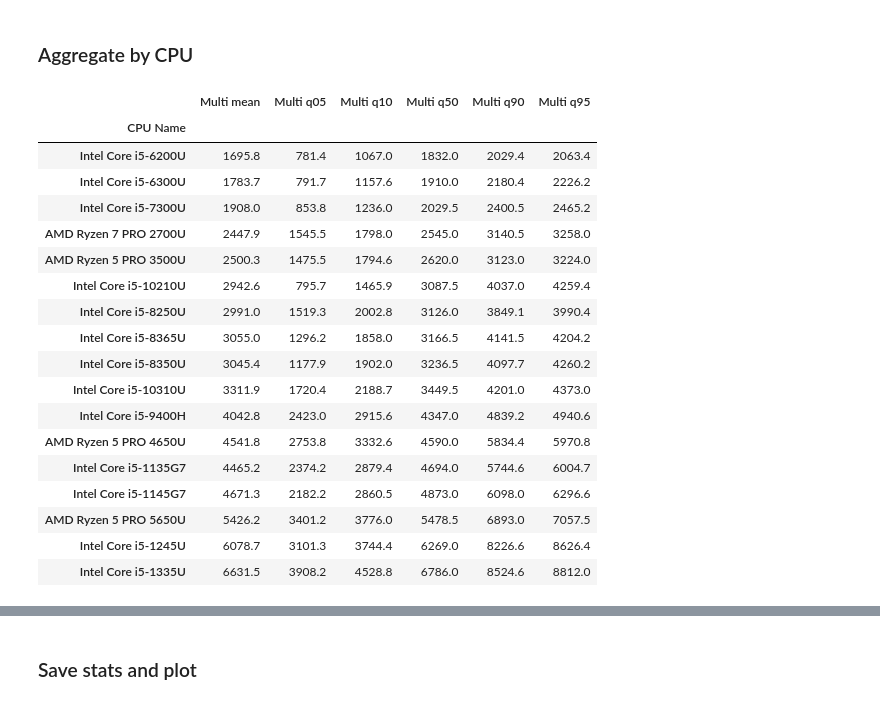
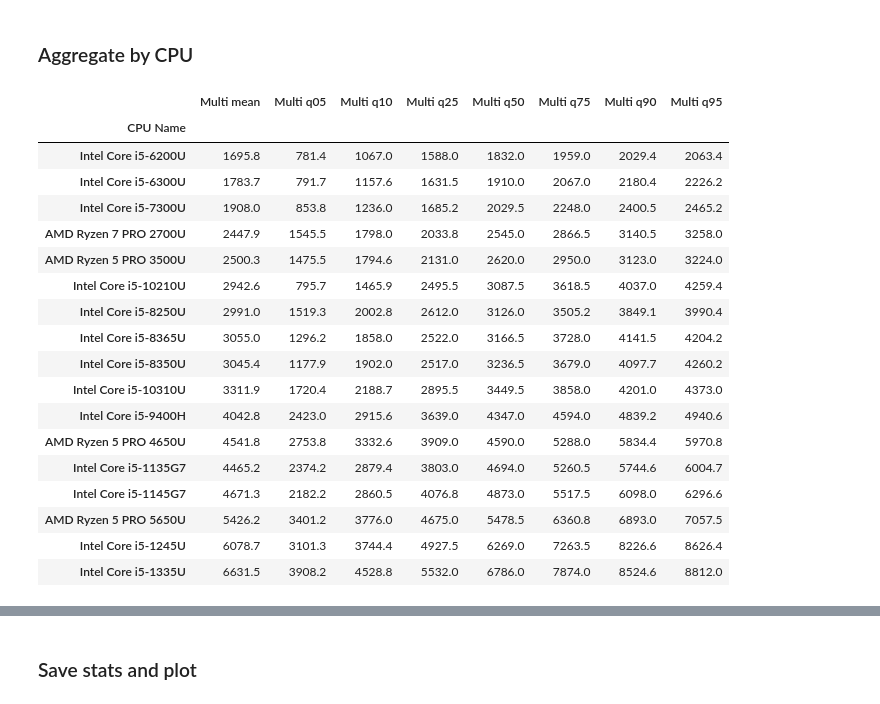
Before and after one commit to pierre-haessig/notebook-cpu-performance, a Jupyter notebook: Retrieve_geekbench.ipynb, the cells around one changed output, grey strips where cells are left out. Drawn from its saved outputs; the diff is of its cells as text; code cells hidden in the pictures.

```diff
--- a/Retrieve_geekbench.ipynb
+++ b/Retrieve_geekbench.ipynb
@@ -235,38 +241,40 @@ def quantile_fun(q):
 # %%
 def agg_dict(column, column_short=None):
     if column_short is None:
         column_short = column
     return {
         f'{column_short} mean': (column, 'mean'),
         f'{column_short} q05': (column, quantile_fun(0.05)),
-        f'{column_short} q10': (column, quantile_fun(0.1)),
-        f'{column_short} q50': (column, quantile_fun(0.5)),
-        f'{column_short} q90': (column, quantile_fun(0.9)),
+        f'{column_short} q10': (column, quantile_fun(0.10)),
+        f'{column_short} q25': (column, quantile_fun(0.25)),
+        f'{column_short} q50': (column, quantile_fun(0.50)),
+        f'{column_short} q75': (column, quantile_fun(0.75)),
+        f'{column_short} q90': (column, quantile_fun(0.90)),
         f'{column_short} q95': (column, quantile_fun(0.95)),
     }
 
 multi_stats = df_all.groupby('CPU Name').agg(**agg_dict('Multi-Core Score', 'Multi')).sort_values('Multi q50')
 multi_stats.round(1)
 # %% [output]
-|  | Multi mean | Multi q05 | Multi q10 | Multi q50 | Multi q90 | Multi q95 |
-| CPU Name |  |  |  |  |  |  |
-| Intel Core i5-6200U | 1695.8 | 781.4 | 1067.0 | 1832.0 | 2029.4 | 2063.4 |
-| Intel Core i5-6300U | 1783.7 | 791.7 | 1157.6 | 1910.0 | 2180.4 | 2226.2 |
-| Intel Core i5-7300U | 1908.0 | 853.8 | 1236.0 | 2029.5 | 2400.5 | 2465.2 |
-| AMD Ryzen 7 PRO 2700U | 2447.9 | 1545.5 | 1798.0 | 2545.0 | 3140.5 | 3258.0 |
-| AMD Ryzen 5 PRO 3500U | 2500.3 | 1475.5 | 1794.6 | 2620.0 | 3123.0 | 3224.0 |
-| Intel Core i5-10210U | 2942.6 | 795.7 | 1465.9 | 3087.5 | 4037.0 | 4259.4 |
-| Intel Core i5-8250U | 2991.0 | 1519.3 | 2002.8 | 3126.0 | 3849.1 | 3990.4 |
-| Intel Core i5-8365U | 3055.0 | 1296.2 | 1858.0 | 3166.5 | 4141.5 | 4204.2 |
-| Intel Core i5-8350U | 3045.4 | 1177.9 | 1902.0 | 3236.5 | 4097.7 | 4260.2 |
-| Intel Core i5-10310U | 3311.9 | 1720.4 | 2188.7 | 3449.5 | 4201.0 | 4373.0 |
-| Intel Core i5-9400H | 4042.8 | 2423.0 | 2915.6 | 4347.0 | 4839.2 | 4940.6 |
-| AMD Ryzen 5 PRO 4650U | 4541.8 | 2753.8 | 3332.6 | 4590.0 | 5834.4 | 5970.8 |
-| Intel Core i5-1135G7 | 4465.2 | 2374.2 | 2879.4 | 4694.0 | 5744.6 | 6004.7 |
-| Intel Core i5-1145G7 | 4671.3 | 2182.2 | 2860.5 | 4873.0 | 6098.0 | 6296.6 |
-| AMD Ryzen 5 PRO 5650U | 5426.2 | 3401.2 | 3776.0 | 5478.5 | 6893.0 | 7057.5 |
-| Intel Core i5-1245U | 6078.7 | 3101.3 | 3744.4 | 6269.0 | 8226.6 | 8626.4 |
-| Intel Core i5-1335U | 6631.5 | 3908.2 | 4528.8 | 6786.0 | 8524.6 | 8812.0 |
+|  | Multi mean | Multi q05 | Multi q10 | Multi q25 | Multi q50 | Multi q75 | Multi q90 | Multi q95 |
+| CPU Name |  |  |  |  |  |  |  |  |
+| Intel Core i5-6200U | 1695.8 | 781.4 | 1067.0 | 1588.0 | 1832.0 | 1959.0 | 2029.4 | 2063.4 |
+| Intel Core i5-6300U | 1783.7 | 791.7 | 1157.6 | 1631.5 | 1910.0 | 2067.0 | 2180.4 | 2226.2 |
+| Intel Core i5-7300U | 1908.0 | 853.8 | 1236.0 | 1685.2 | 2029.5 | 2248.0 | 2400.5 | 2465.2 |
+| AMD Ryzen 7 PRO 2700U | 2447.9 | 1545.5 | 1798.0 | 2033.8 | 2545.0 | 2866.5 | 3140.5 | 3258.0 |
+| AMD Ryzen 5 PRO 3500U | 2500.3 | 1475.5 | 1794.6 | 2131.0 | 2620.0 | 2950.0 | 3123.0 | 3224.0 |
+| Intel Core i5-10210U | 2942.6 | 795.7 | 1465.9 | 2495.5 | 3087.5 | 3618.5 | 4037.0 | 4259.4 |
+| Intel Core i5-8250U | 2991.0 | 1519.3 | 2002.8 | 2612.0 | 3126.0 | 3505.2 | 3849.1 | 3990.4 |
+| Intel Core i5-8365U | 3055.0 | 1296.2 | 1858.0 | 2522.0 | 3166.5 | 3728.0 | 4141.5 | 4204.2 |
+| Intel Core i5-8350U | 3045.4 | 1177.9 | 1902.0 | 2517.0 | 3236.5 | 3679.0 | 4097.7 | 4260.2 |
+| Intel Core i5-10310U | 3311.9 | 1720.4 | 2188.7 | 2895.5 | 3449.5 | 3858.0 | 4201.0 | 4373.0 |
+| Intel Core i5-9400H | 4042.8 | 2423.0 | 2915.6 | 3639.0 | 4347.0 | 4594.0 | 4839.2 | 4940.6 |
+| AMD Ryzen 5 PRO 4650U | 4541.8 | 2753.8 | 3332.6 | 3909.0 | 4590.0 | 5288.0 | 5834.4 | 5970.8 |
+| Intel Core i5-1135G7 | 4465.2 | 2374.2 | 2879.4 | 3803.0 | 4694.0 | 5260.5 | 5744.6 | 6004.7 |
+| Intel Core i5-1145G7 | 4671.3 | 2182.2 | 2860.5 | 4076.8 | 4873.0 | 5517.5 | 6098.0 | 6296.6 |
+| AMD Ryzen 5 PRO 5650U | 5426.2 | 3401.2 | 3776.0 | 4675.0 | 5478.5 | 6360.8 | 6893.0 | 7057.5 |
+| Intel Core i5-1245U | 6078.7 | 3101.3 | 3744.4 | 4927.5 | 6269.0 | 7263.5 | 8226.6 | 8626.4 |
+| Intel Core i5-1335U | 6631.5 | 3908.2 | 4528.8 | 5532.0 | 6786.0 | 7874.0 | 8524.6 | 8812.0 |
 # %%
 single_stats = df_all.groupby('CPU Name').agg(**agg_dict('Single-Core Score', 'Single')).sort_values('Single q50')
 single_stats.round(1)
```
Also changed, not shown: parts of 18 cells of this notebook, 5 other files.
